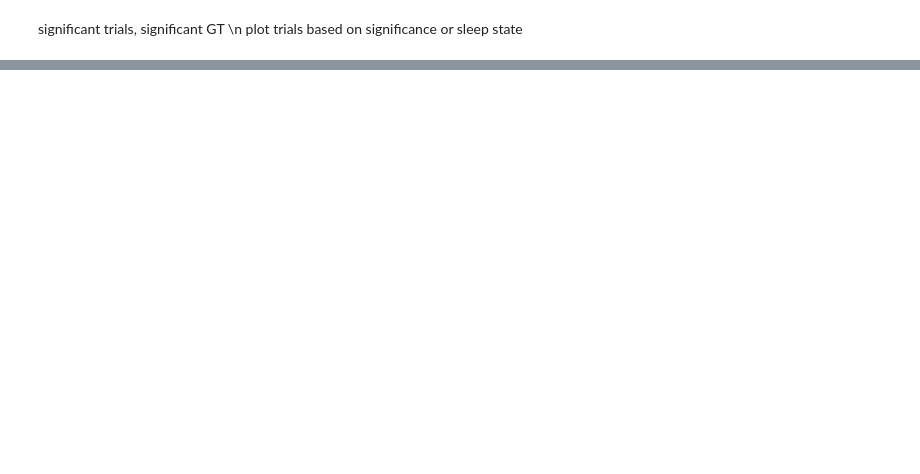
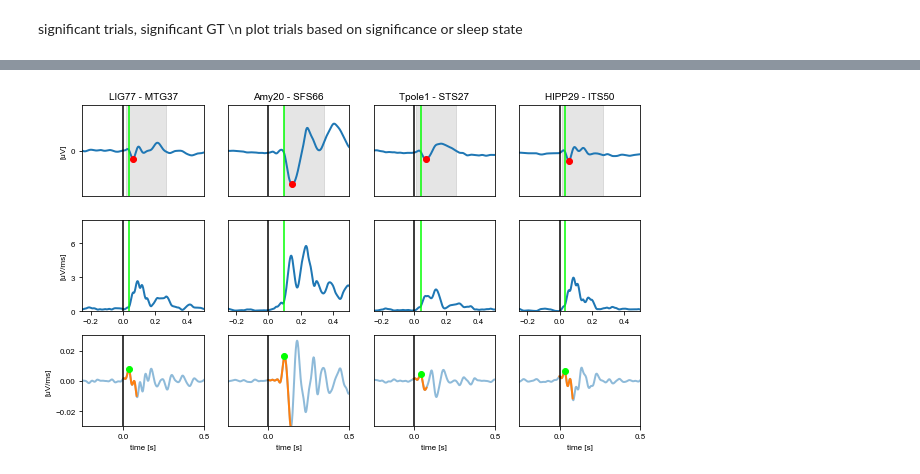
Before and after one commit to vellen23/CCEP_human, a Jupyter notebook: Python_Analysis/EvM/BM_sig_con_pipeline.ipynb, the cells around one changed output, grey strips where cells are left out. Saved outputs shown, nothing was run; the diff lists cells and outputs as text; code cells hidden in the pictures; blank space fills up the shorter version.

```diff
--- a/Python_Analysis/EvM/BM_sig_con_pipeline.ipynb
+++ b/Python_Analysis/EvM/BM_sig_con_pipeline.ipynb
@@ -1857,2 +212,8 @@ def search_sequence_numpy(arr, seq):
+# %%
+fig, ax = CCEP_supp.plot_CCEP_onset(EEG_resp, con_trial, labels_all, [76,19,0,28], [36, 65, 26,49],CC_summ,  w_LL = 0.05, Fs = 500)
+plt.savefig('X:\\4 e-Lab\EvM\Projects\EL_experiment\Analysis\Supp_figures\CCEP\CCEP_onset_examples.svg')
+plt.show()
+# %% [output]
+[figure, added]
 # %%
 stop
```
Also changed, not shown: parts of 264 cells of this notebook, 21 other files.
